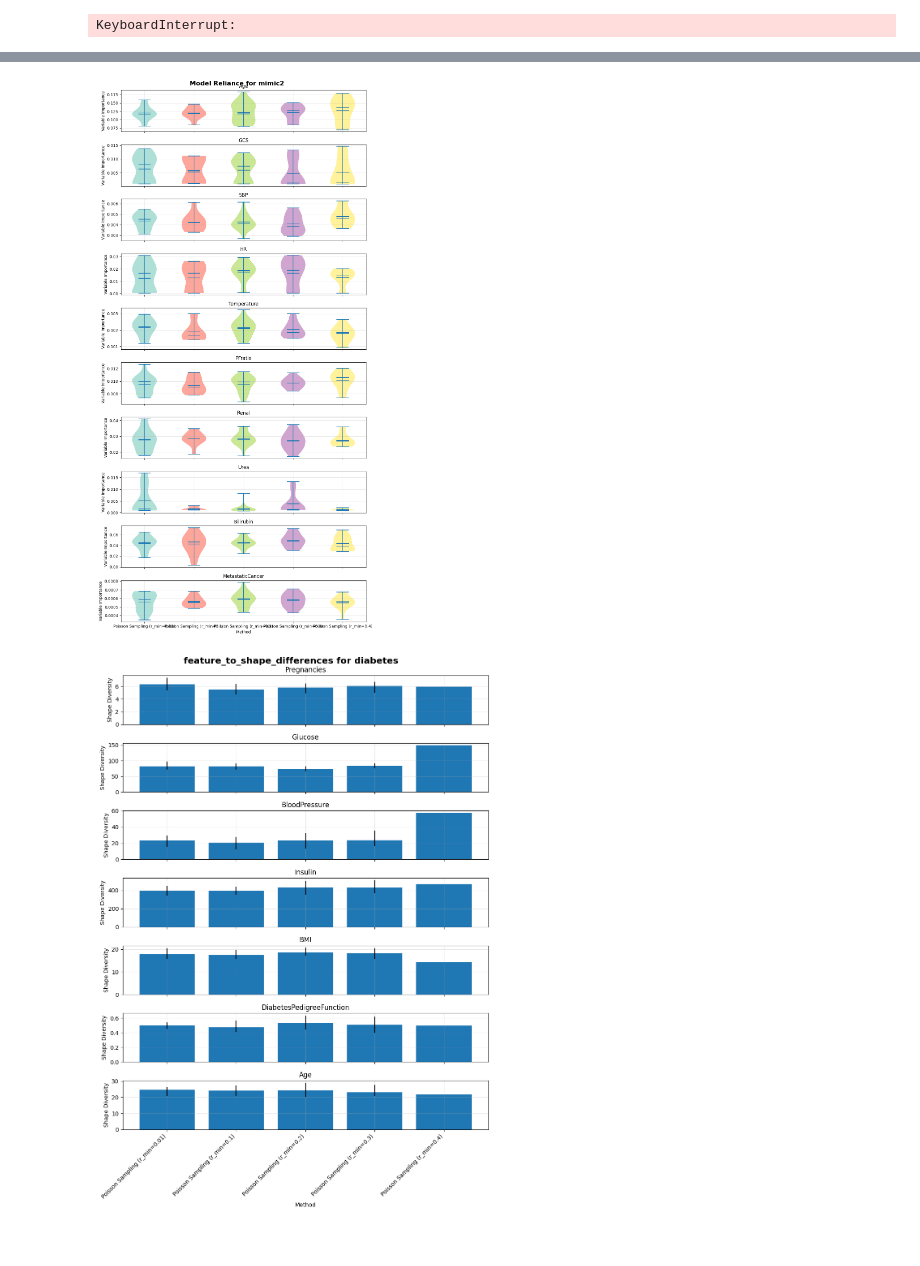
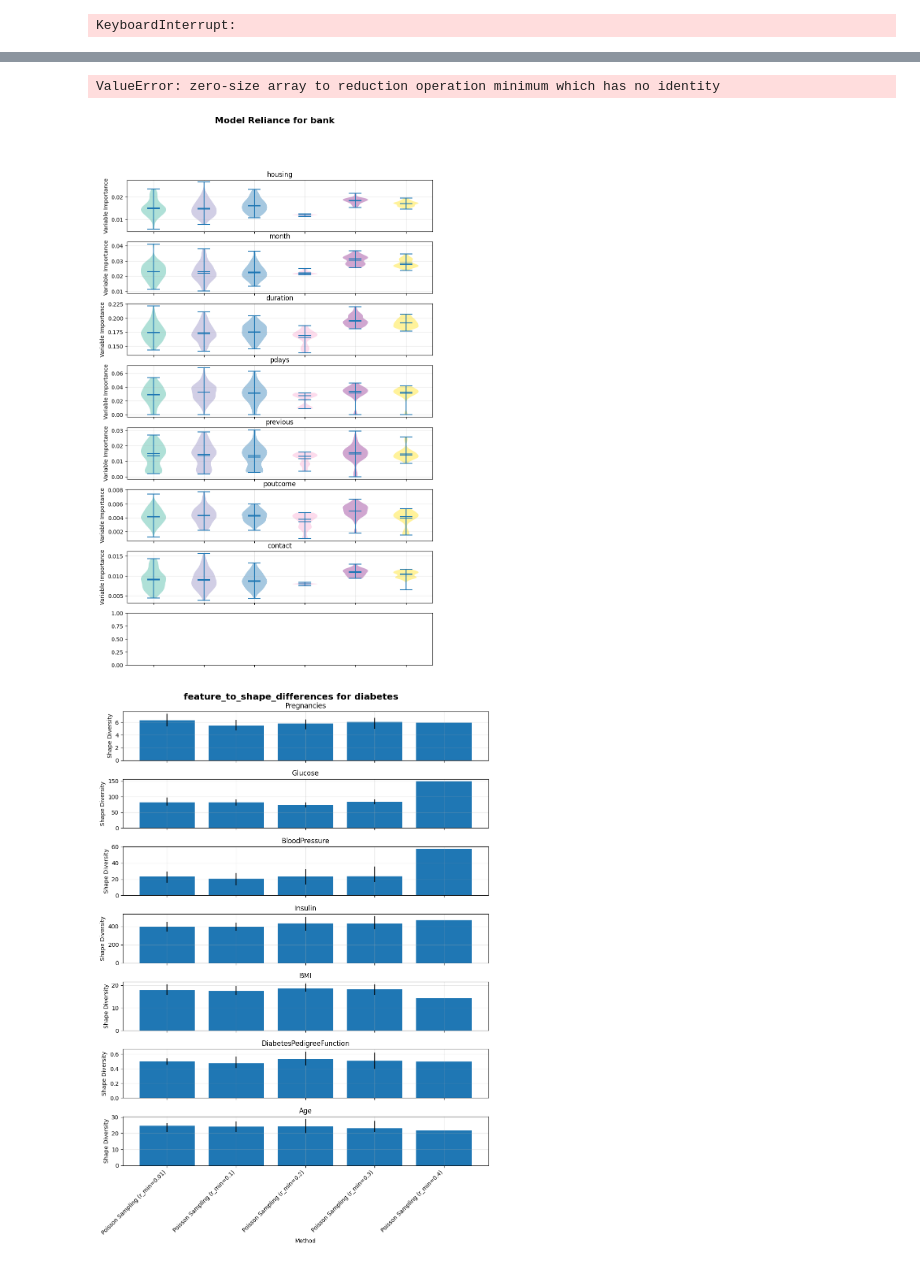
Before and after one commit to chrisli36/gam-rashoman-set, a Jupyter notebook: method_scripts/method_evaluation.ipynb, the cells around one changed output, grey strips where cells are left out. Cells and saved outputs as stored; diff of their text form; code cells hidden in the pictures.

```diff
--- a/method_scripts/method_evaluation.ipynb
+++ b/method_scripts/method_evaluation.ipynb
@@ -56,7 +56,7 @@ method_to_name = {
 }
 dataset_names = ["bank", "compas", "diabetes", "spambase", "mimic2"]
 # %%
-def get_all_datasets_results(methods, dataset_names):
+def get_all_datasets_results(methods, dataset_names, n_samples):
     all_datasets_results = {}
     for dname in dataset_names:
         all_columns = set()
@@ -75,10 +75,14 @@ def get_all_datasets_results(methods, dataset_names):
             df["method"] = method_to_name[method]
             dfs.append(df)
         combined_df = pd.concat(dfs, ignore_index=True)
+        first_hybrid_idx = combined_df[combined_df['method'] == 'Hybrid'].index[0]
+        combined_df = combined_df[(combined_df["n_samples"] == n_samples)
+            | (combined_df["method"] == "Hybrid") & (combined_df.index == first_hybrid_idx)
+            | (combined_df["method"].str.contains("Sampling"))]
         all_datasets_results[dname] = combined_df
     return all_datasets_results
 
-def populate_all_datasets_results(all_datasets_results, limit=25, n_samples=500):
+def populate_all_datasets_results(all_datasets_results, n_samples):
     for dname, df in all_datasets_results.items():
         print(dname)
         accuracy, logistic, hamming, iou, euclidean, cosine, feature_to_vi = [], [], [], [], [], [], []
@@ -90,6 +94,9 @@ def populate_all_datasets_results(all_datasets_results, limit=25, n_samples=500)
         path = f"../datasets/{dname}.csv"
         X, y, header, new_header, sample_p = BaseGAMRSetMethod.get_binned_dataset(path, df.iloc[0]['n_estimators'])
         for i, row in df.iterrows():
+            # if row["n_samples"] != n_samples:
+            #     continue
+
             w_rset = row["w_rset"]
             w_opt = row["w_opt"]
             predictions = row["predictions"]
@@ -113,18 +120,19 @@ def populate_all_datasets_results(all_datasets_results, limit=25, n_samples=500)
             print(f"\t{i}: {w_rset.shape[0]}")
             if w_rset.shape[0] > n_samples:
                 w_rset = w_rset[:n_samples]
+                predictions = predictions[:n_samples]
                 print(f"\ttruncated to {n_samples}")
 
             accuracy.append(get_mean_and_ci(BaseGAMRSetMethod.get_loss(X, y, w_rset, loss_type="accuracy")[0]))
             logistic.append(get_mean_and_ci(BaseGAMRSetMethod.get_loss(X, y, w_rset, loss_type="logistic", l2=l2, sample_p=sample_p)[0]))
-            hamming.append(average_pairwise_diversity(predictions.T, hamming_distance, limit=limit))
+            hamming.append(average_pairwise_diversity(predictions.T, hamming_distance, limit=n_samples))
 
             logits = X @ w_rset.T
             predictive_diversities.append(compute_predictive_diversity(logits))
 
-            iou.append(average_pairwise_diversity(w_rset, inverse_IoU, limit=limit))
-            euclidean.append(average_pairwise_diversity(w_rset, euclidean_distance, limit=limit))
-            cosine.append(average_pairwise_diversity(w_rset, inverse_cosine_similarity, limit=limit))
+            iou.append(average_pairwise_diversity(w_rset, inverse_IoU, limit=n_samples))
+            euclidean.append(average_pairwise_diversity(w_rset, euclidean_distance, limit=n_samples))
+            cosine.append(average_pairwise_diversity(w_rset, inverse_cosine_similarity, limit=n_samples))
             headers.append(new_header)
 
             feature_to_vi.append(get_variable_importance(X, w_rset[:, 1:], np.array(new_header[1:]), True))
@@ -150,8 +158,8 @@ def populate_all_datasets_results(all_datasets_results, limit=25, n_samples=500)
             for feature, indices in feature_to_indices.items():
                 indices = np.array(indices)
                 average_X_row = X[:, indices]
-                feature_to_shape_diversity[feature].append(average_pairwise_diversity(w_rset[:, indices], shape_diversity, limit=limit, X=average_X_row))
-                feature_to_shape_difference[feature].append(average_pairwise_diversity(w_rset[:, indices], shape_difference, limit=limit, X=feature_to_widths[feature]))
+                feature_to_shape_diversity[feature].append(average_pairwise_diversity(w_rset[:, indices], shape_diversity, limit=n_samples, X=average_X_row))
+                feature_to_shape_difference[feature].append(average_pairwise_diversity(w_rset[:, indices], shape_difference, limit=n_samples, X=feature_to_widths[feature]))
             feature_to_shape_diversities.append(feature_to_shape_diversity)
             feature_to_shape_differences.append(feature_to_shape_difference)
 
@@ -170,4 +178,5 @@ def populate_all_datasets_results(all_datasets_results, limit=25, n_samples=500)
 # %% [markdown]
 ### Compute All Metrics
 # %%
-all_datasets_results = get_all_datasets_results(methods, dataset_names)
+n_samples = 50
+all_datasets_results = get_all_datasets_results(methods, dataset_names, n_samples)
@@ -194,10 +205,10 @@ diabetes
 # %%
-with open('all_datasets_results.pkl', 'wb') as f:
+with open(f'all_datasets_results_{n_samples}.pkl', 'wb') as f:
     pkl.dump(all_datasets_results, f)
 # %% [markdown]
 ### Get Plotting Functions
 # %%
-with open('all_datasets_results.pkl', 'rb') as f:
+with open('all_datasets_results_100.pkl', 'rb') as f:
     all_datasets_results = pkl.load(f)
 for dname, df in all_datasets_results.items():
     all_datasets_results[dname] = df[df['method'].isin(method_to_name.values())]
@@ -350,5 +361,6 @@ variable_importance = get_variable_importance(all_datasets_results, 'mimic2')
 # %%
-model_reliance = get_model_reliance(all_datasets_results, "mimic2")
+model_reliance = get_model_reliance(all_datasets_results, "bank")
 # %% [output]
+ValueError: zero-size array to reduction operation minimum which has no identity
-[figure, old version]
+[figure, new version]
 # %%
```
Also changed, not shown: parts of 13 cells of this notebook, 22 other files.
